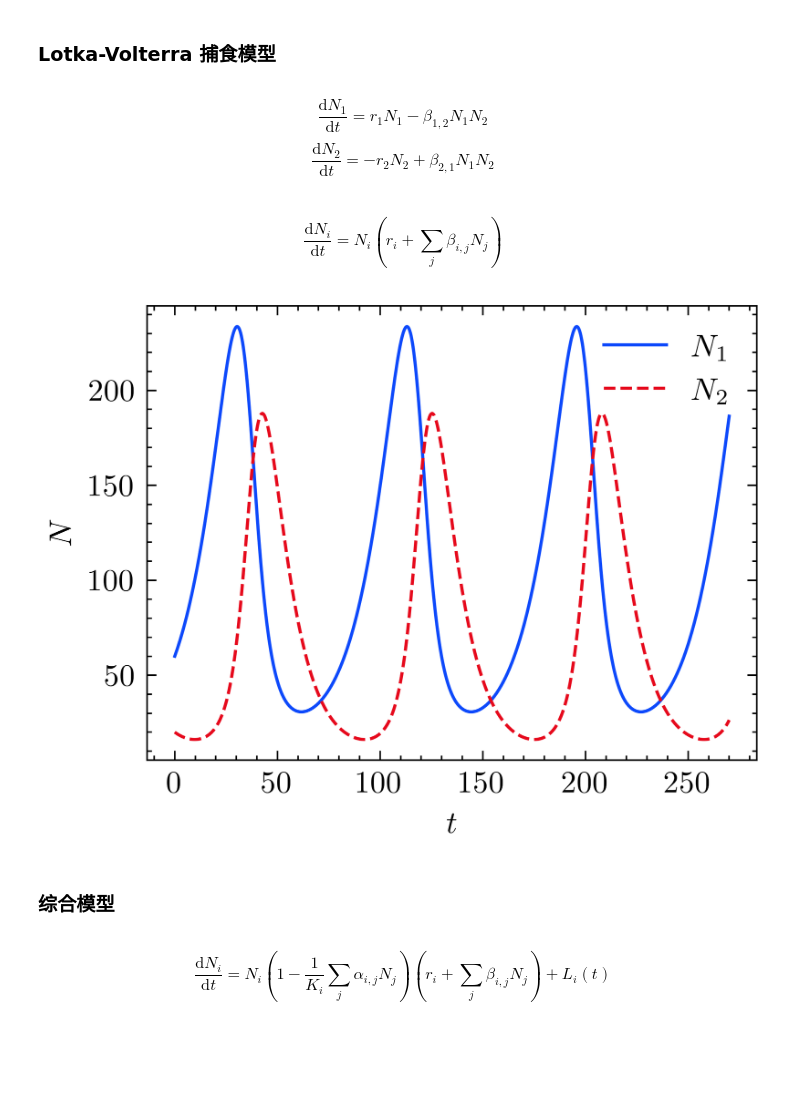
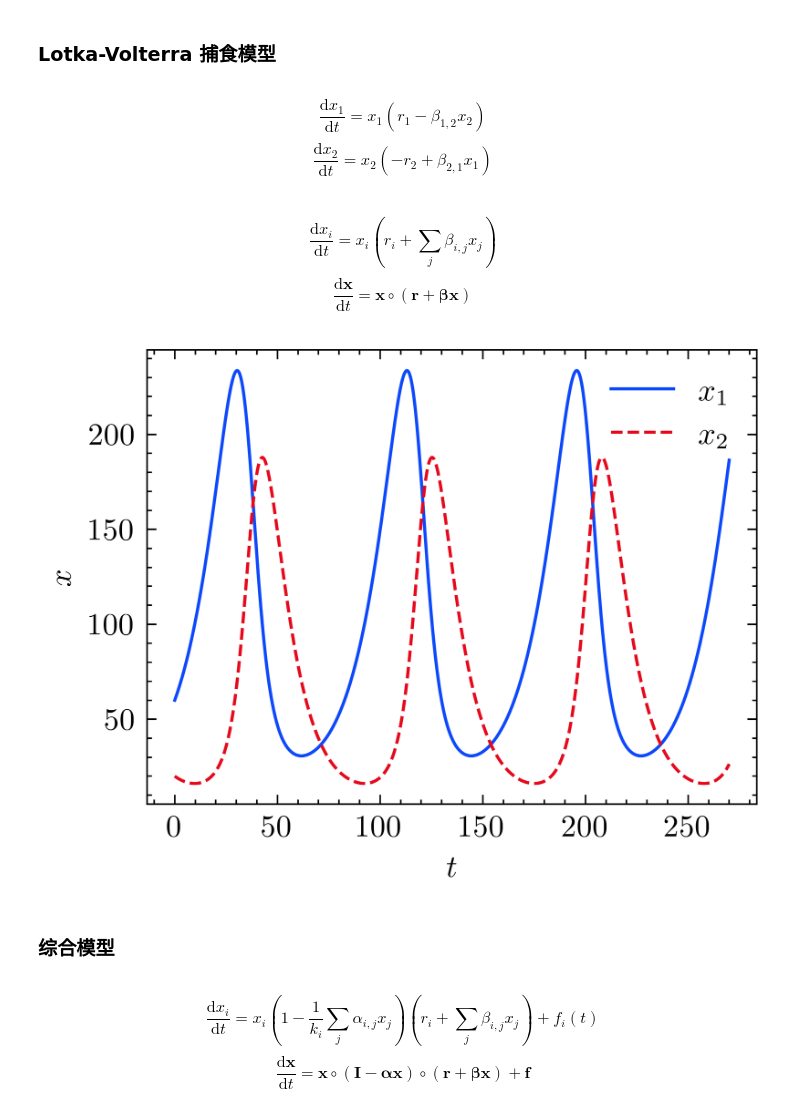
Before and after one commit to chengzi-2333/ecosystem-modeling, a Jupyter notebook: data/models.ipynb, the cells around one changed output. Drawn from its saved outputs; the diff is of its cells as text; code cells hidden in the pictures; blank space fills up the shorter version.

```diff
--- a/data/models.ipynb
+++ b/data/models.ipynb
@@ -19,22 +18,15 @@ plt.style.use(["science", "high-vis"])
 # %% [markdown]
 工具函数
 # %%
-def equations(eqs: Sequence):
-    return lambda *args: tuple(eq(*args) for eq in eqs)
-
-def eqs(eq: function, n: int):
-    return lambda *args: tuple(eq(i, *args) for i in range(n))
-
-
 def plot(sol: OptimizeResult, name: str, fmt: str = "pdf"):
     if len(sol.y) <= 1:
-        plt.plot(sol.t, sol.y[0], label="N")
+        plt.plot(sol.t, sol.y[0], label="x")
     else:
         for i, y in enumerate(sol.y):
-            plt.plot(sol.t, y, label=f"$N_{i + 1}$")
+            plt.plot(sol.t, y, label=f"$x_{i + 1}$")
         plt.legend()
     plt.xlabel("$t$")
-    plt.ylabel("$N$")
+    plt.ylabel("$x$")
     plt.savefig(f"../thesis/figures/{name}.{fmt}", format=fmt)
     plt.show()
 # %% [markdown]
@@ -87,34 +82,40 @@ plot(sol, "lotka-volterra-competition")
 ### Lotka-Volterra 捕食模型
 # %% [markdown]
 $$
-\frac{\mathrm{d} N_1}{\mathrm{d} t} = r_1 N_1 - \beta_{1,2} N_1 N_2
+\frac{\mathrm{d} x_1}{\mathrm{d} t} = x_1 (r_1 - \beta_{1,2} x_2)
 $$
 $$
-\frac{\mathrm{d} N_2}{\mathrm{d} t} = -r_2 N_2 + \beta_{2,1} N_1 N_2
+\frac{\mathrm{d} x_2}{\mathrm{d} t} = x_2 (-r_2 + \beta_{2,1} x_1)
 $$
 # %% [markdown]
 $$
-\frac{\mathrm{d} N_i}{\mathrm{d} t} = N_i (r_i + \sum_{j} \beta_{i,j} N_j)
+\frac{\mathrm{d} x_i}{\mathrm{d} t} = x_i (r_i + \sum_{j} \beta_{i,j} x_j)
 $$
+$$
+\frac{\mathrm{d} \mathbf{x}}{\mathrm{d} t} = \mathbf{x} \circ (\mathbf{r} + \boldsymbol{\beta} \mathbf{x})
+$$
 # %%
-lvp = lambda i, t, N, r, beta: N[i] * (r[i] + np.dot(beta[i], N))
+lvp = lambda t, x, r, beta: x * (r + beta @ x)
 
 t_span = (0, 270)
-y0 = [60, 20]
+y0 = (60, 20)
 r = (0.07, -0.1)
 beta = (
     [0, -0.001],
     [0.001, 0],
 )
 
-sol = solve_ivp(eqs(lvp, len(y0)), t_span, y0, args=(r, beta), max_step=0.01)
+sol = solve_ivp(lvp, t_span, y0, args=(r, beta), max_step=0.01)
 plot(sol, "lotka-volterra-predation")
 # %% [output]
-[figure, old version]
+[figure, new version]
 # %% [markdown]
 ### 综合模型
 # %% [markdown]
 $$
-\frac{\mathrm{d} N_i}{\mathrm{d} t} = N_i (1 - \frac{1}{K_i} \sum_{j} \alpha_{i,j} N_j) (r_i + \sum_{j} \beta_{i,j} N_j) + L_i(t)
+\frac{\mathrm{d} x_i}{\mathrm{d} t} = x_i (1 - \frac{1}{k_i} \sum_{j} \alpha_{i,j} x_j) (r_i + \sum_{j} \beta_{i,j} x_j) + f_i(t)
 $$
+$$
+\frac{\mathrm{d} \mathbf{x}}{\mathrm{d} t} = \mathbf{x} \circ (\mathbf{I} - \boldsymbol{\alpha} \mathbf{x}) \circ (\mathbf{r} + \boldsymbol{\beta} \mathbf{x}) + \mathbf{f}
+$$
 # %%
```
Also changed, not shown: parts of 7 cells of this notebook, 6 other files.
